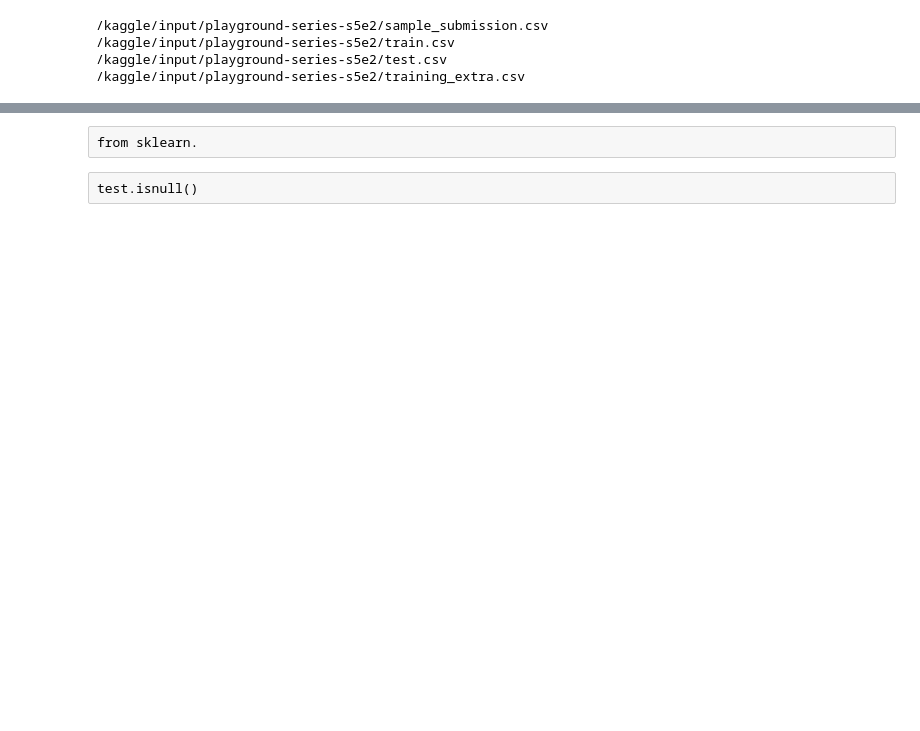
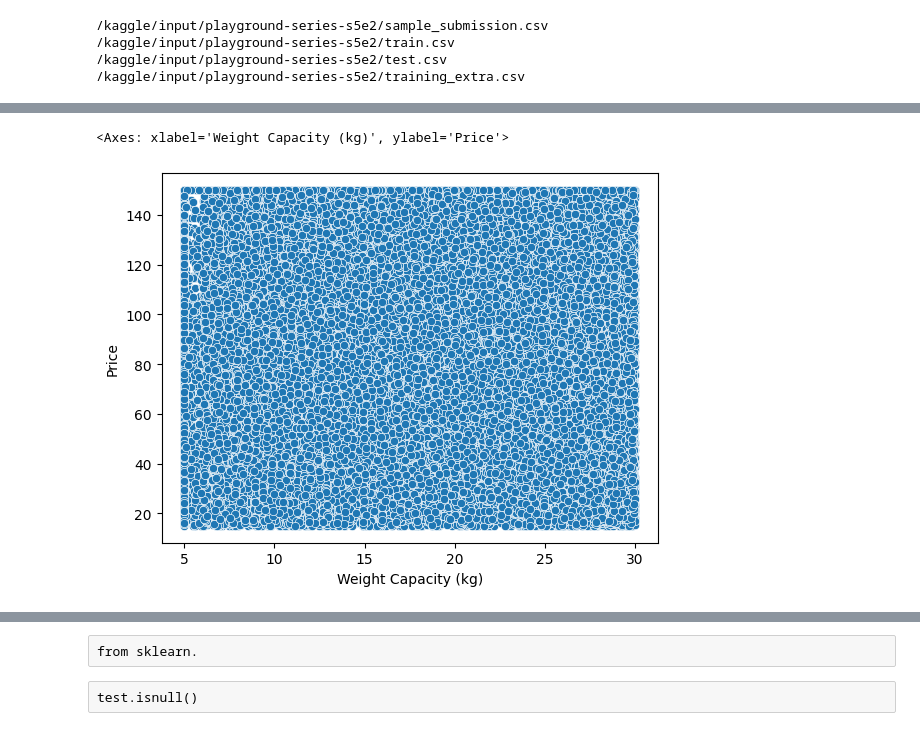
Before and after one commit to jojoroy/Learning, a Jupyter notebook: bagpacks.ipynb, the cells around one changed output, grey strips where cells are left out. Saved outputs shown, nothing was run; the diff lists cells and outputs as text; code cells hidden in the pictures; blank space fills up the shorter version.

```diff
--- a/bagpacks.ipynb
+++ b/bagpacks.ipynb
@@ -44,3 +78,8 @@ material_counts.plot(kind="bar", stacked=True, figsize=(8, 5), colormap="viridis
+# %%
+sns.scatterplot(x='Weight Capacity (kg)',y='Price', data=train[train['Brand']=='Under Armour'])
+# %% [output]
+<Axes: xlabel='Weight Capacity (kg)', ylabel='Price'>
+[figure, added]
 # %%
 train.dropna()
 # %%
```
Also changed, not shown: parts of 24 cells of this notebook.
